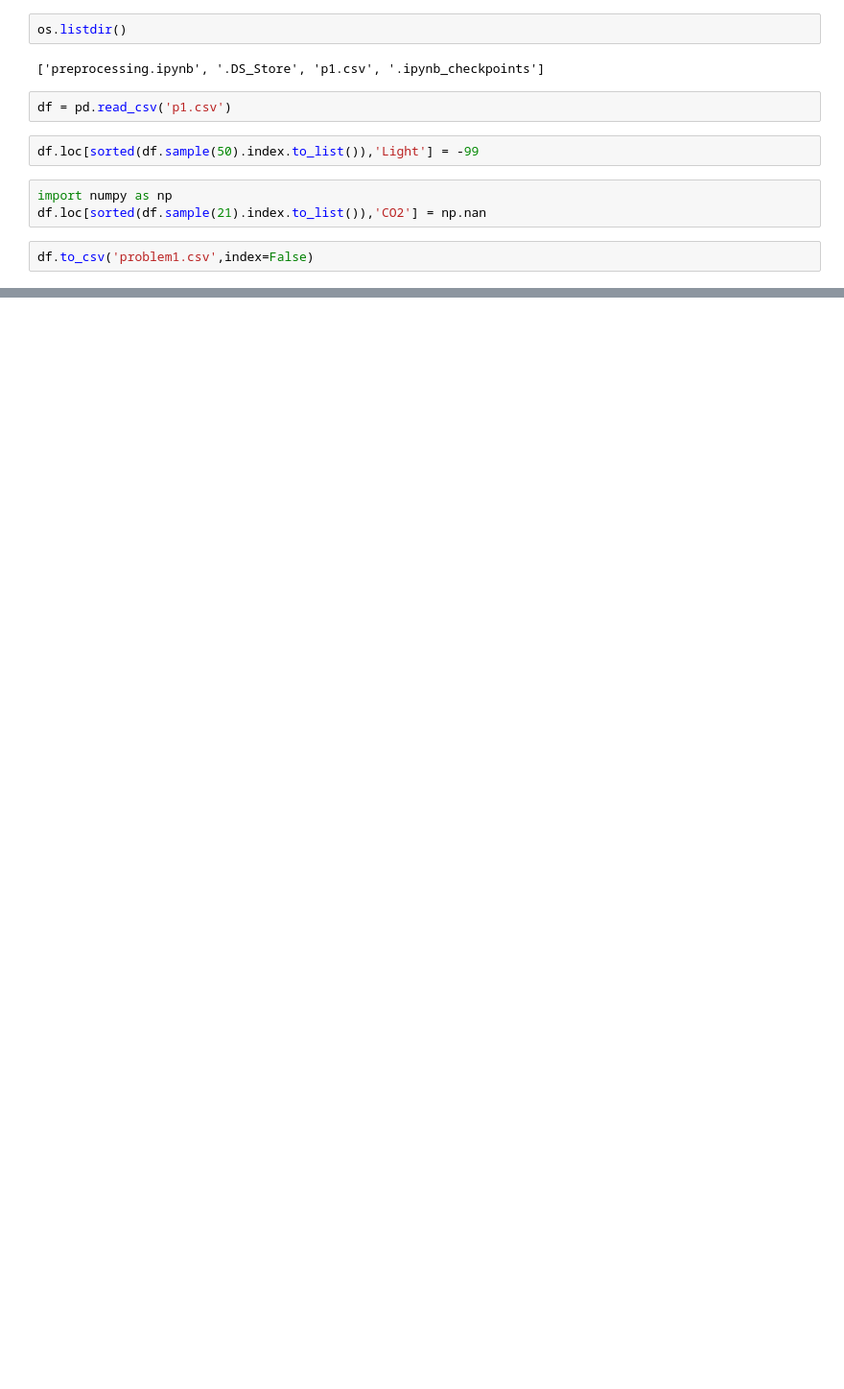
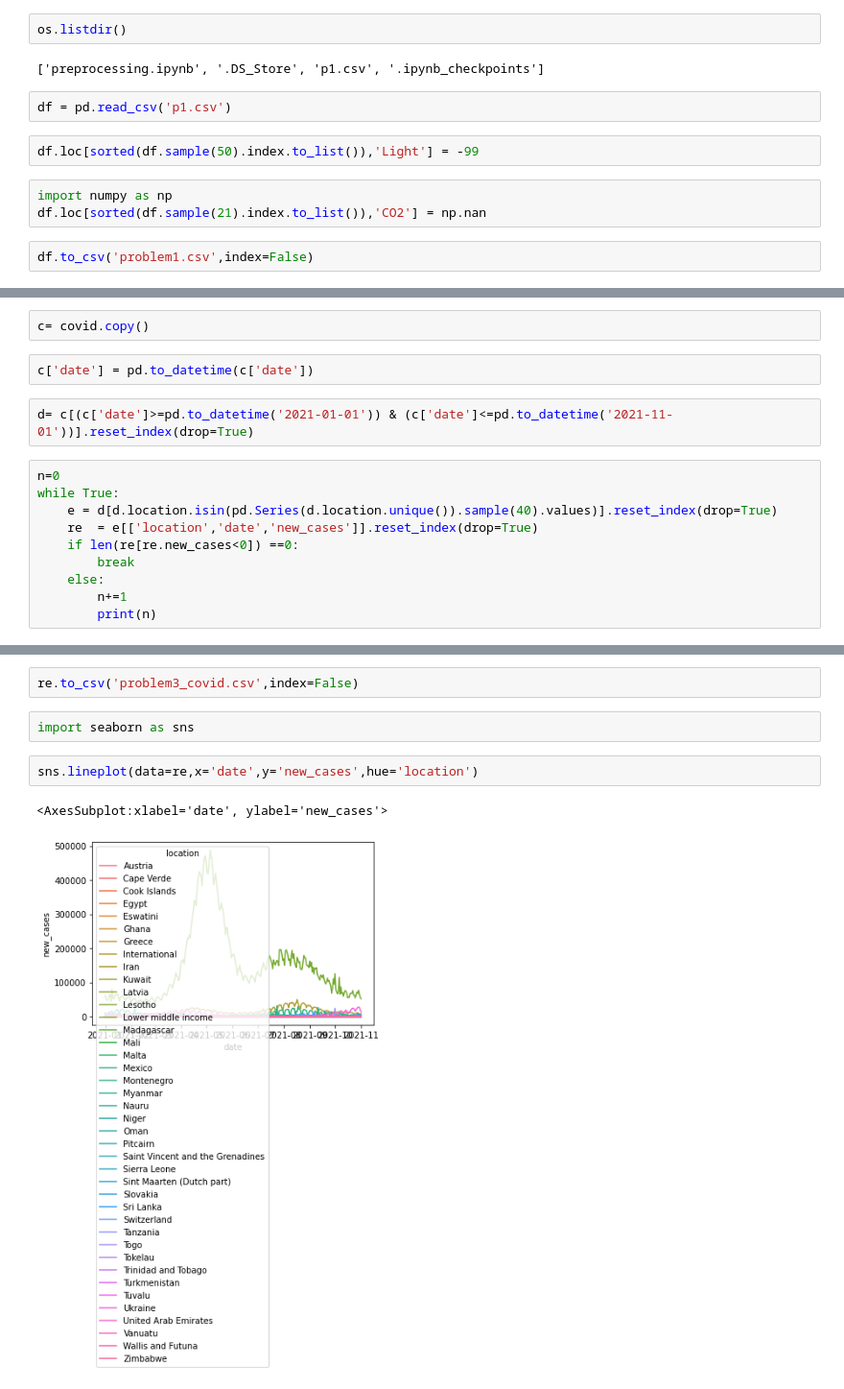
Before and after one commit to Datamanim/datarepo, a Jupyter notebook: adp/p1/preprocessing.ipynb, the cells around one changed output, grey strips where cells are left out. Shown at 96% size. Drawn from its saved outputs; the diff is of its cells as text; blank space fills up the shorter version.

```diff
--- a/adp/p1/preprocessing.ipynb
+++ b/adp/p1/preprocessing.ipynb
@@ -16,0 +26,16 @@ df.to_csv('problem1.csv',index=False)
+# %%
+c= covid.copy()
+# %%
+c['date'] = pd.to_datetime(c['date'])
+# %%
+d= c[(c['date']>=pd.to_datetime('2021-01-01')) & (c['date']<=pd.to_datetime('2021-11-01'))].reset_index(drop=True)
+# %%
+n=0
+while True:
+    e = d[d.location.isin(pd.Series(d.location.unique()).sample(40).values)].reset_index(drop=True)
+    re  = e[['location','date','new_cases']].reset_index(drop=True)
+    if len(re[re.new_cases<0]) ==0:
+        break
+    else:
+        n+=1
+        print(n)
@@ -16,0 +60,9 @@ df.to_csv('problem1.csv',index=False)
+# %%
+re.to_csv('problem3_covid.csv',index=False)
+# %%
+import seaborn as sns
+# %%
+sns.lineplot(data=re,x='date',y='new_cases',hue='location')
+# %% [output]
+<AxesSubplot:xlabel='date', ylabel='new_cases'>
+[figure, added]
```
Also changed, not shown: parts of 6 cells of this notebook, 2 other files.
